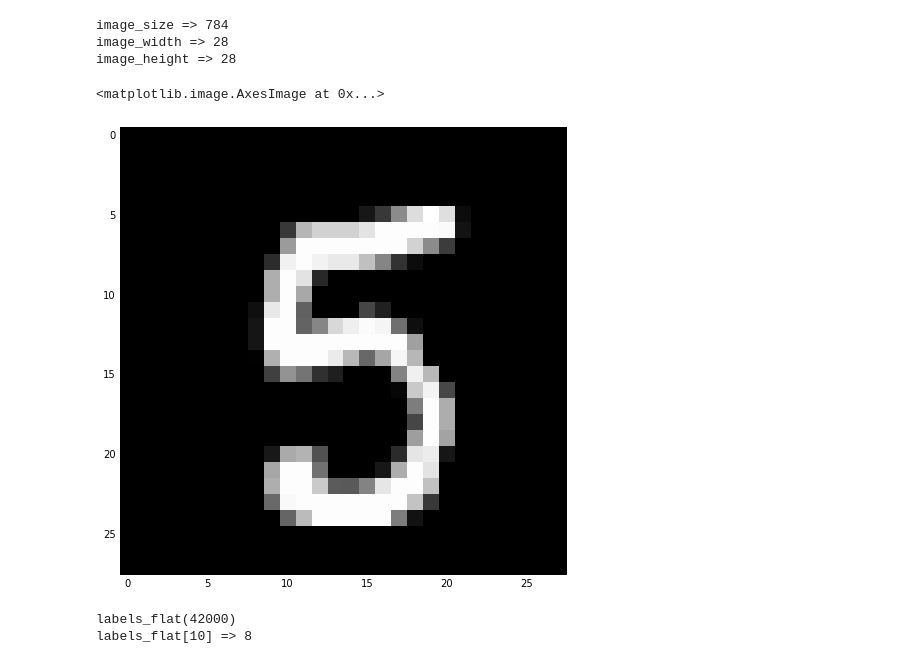
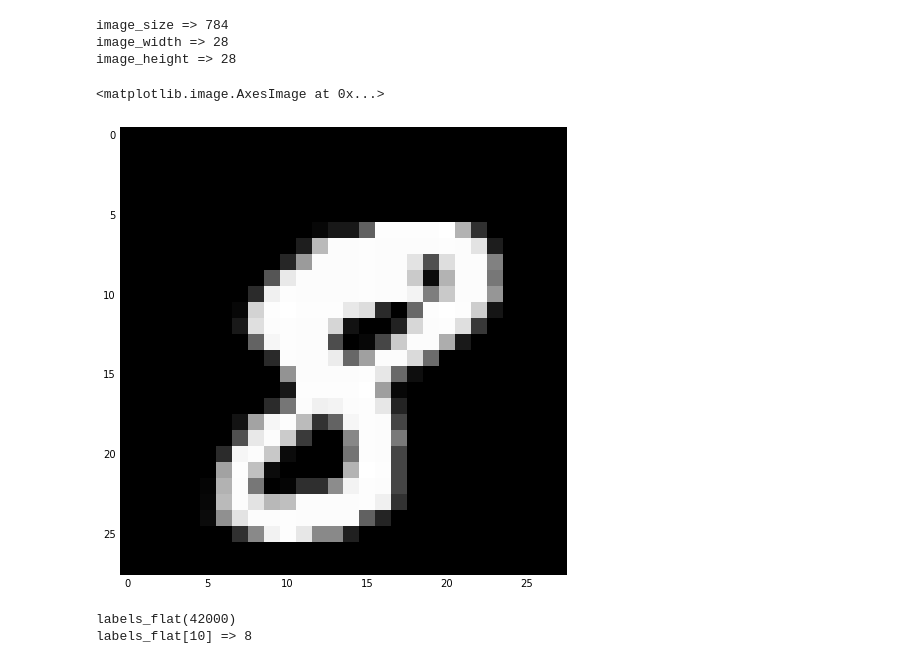
Before and after one commit to rsouza/MMD, a Jupyter notebook: notebooks/Ex02_Kaggle_Digits_Image_Processing.ipynb, the cells around one changed output. Cells and saved outputs as stored; diff of their text form; code cells hidden in the pictures.

```diff
--- a/notebooks/Ex02_Kaggle_Digits_Image_Processing.ipynb
+++ b/notebooks/Ex02_Kaggle_Digits_Image_Processing.ipynb
@@ -117,15 +100,24 @@ print ('image_width => {0}\nimage_height => {1}'.format(image_width,image_height
 image_size => 784
 image_width => 28
 image_height => 28
-# %%
-# just to visualize ith test image
-# image number to output
-IMAGE_TO_DISPLAY = 10
-
-plt.imshow(X_test[IMAGE_TO_DISPLAY].reshape((28, 28)))
-# %% [output]
-<matplotlib.image.AxesImage at 0x...>
-[figure, removed]
+# %%
+IMAGE_TO_DISPLAY = 10
+
+# display image
+#def display(img):
+#
+#    # (784) => (28,28)
+#    one_image = img.reshape(image_width,image_height)
+#
+#    plt.axis('off')
+#    plt.imshow(one_image, cmap=cm.binary)
+
+display(images[IMAGE_TO_DISPLAY])
+
+plt.imshow(images[IMAGE_TO_DISPLAY].reshape((28, 28)))
+# %% [output]
+<matplotlib.image.AxesImage at 0x...>
+[figure, added]
 # %%
 labels_flat = train_data[[0]].values.ravel()
 
```
Also changed, not shown: parts of 20 cells of this notebook.
